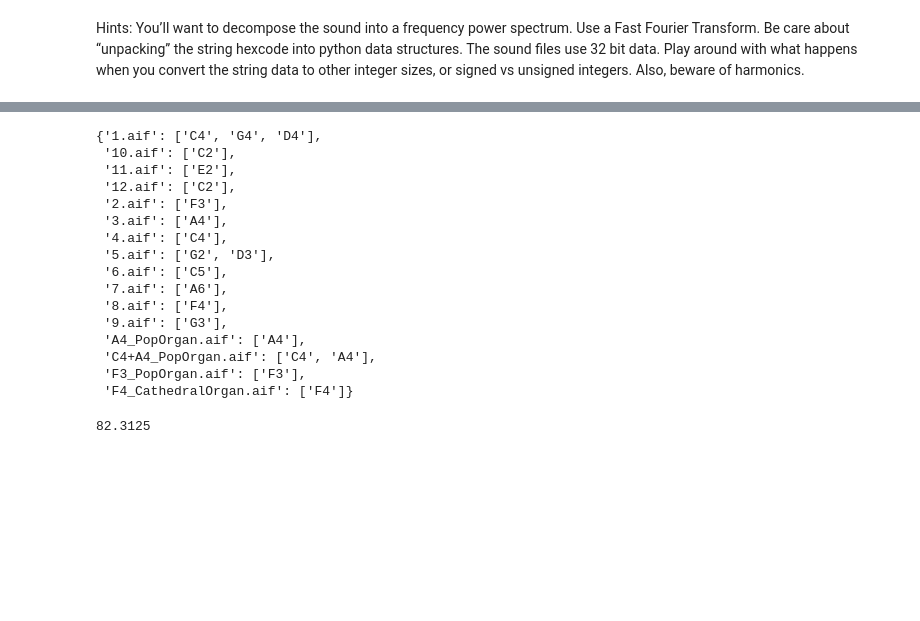
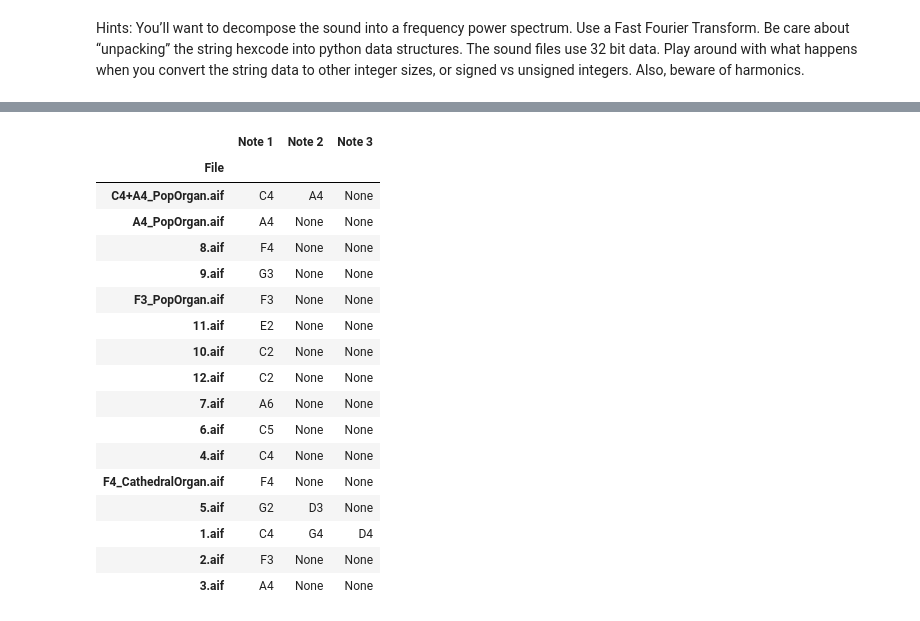
Before and after one commit to cwfink/Fink_ay250_homework, a Jupyter notebook: hw_3/homework_3.ipynb, the cells around one changed output, grey strips where cells are left out. Drawn from its saved outputs; the diff is of its cells as text; code cells hidden in the pictures; blank space fills up the shorter version.

```diff
--- a/hw_3/homework_3.ipynb
+++ b/hw_3/homework_3.ipynb
@@ -380,23 +401,28 @@ for file in listdir(path):
 
 
 
-
+#create frequencies, since all files have the same sample rate, we can use the same frequencies for all files
 N = len(data_files['1.aif'][1])
 freqs = fft.rfftfreq(N, d = 1/data_files['1.aif'][0])
-
-index_keep = np.where(freqs >= 0 ) #Trim off values below the lowest musical note
-
-
-#print(index_keep)
-
-note_list = list()
-half_steps = convert_to_half_steps(freqs[index_keep]) #convert frequencies to midi number
 
 # Now create a dictionary for the power spectra
 
 power_spectra = {}
 for key in data_files.keys():
 
-    power_spec = np.abs(fft.rfft(data_files[key][1][index_keep]))**2
-    #cut_off = np.ones(len(half_steps))*.5*np.max(power_spec)
+    power_spec = np.abs(fft.rfft(data_files[key][1]))**2
     power_spectra[key] = power_spec
+
+# find note names for each file
+results = {}
+for key in power_spectra.keys():
+
+    result = find_notes(freqs, power_spectra[key])
+    results[key] = result
+
+
+results = {}
+for key in power_spectra.keys():
+
+    result = find_notes(freqs, power_spectra[key])
+    results[key] = result
@@ -431,24 +429,26 @@ print(results)
-# %%
-import pprint
-pprint.pprint(results)
-# %% [output]
-{'1.aif': ['C4', 'G4', 'D4'],
- '10.aif': ['C2'],
- '11.aif': ['E2'],
- '12.aif': ['C2'],
- '2.aif': ['F3'],
- '3.aif': ['A4'],
- '4.aif': ['C4'],
- '5.aif': ['G2', 'D3'],
- '6.aif': ['C5'],
- '7.aif': ['A6'],
- '8.aif': ['F4'],
- '9.aif': ['G3'],
- 'A4_PopOrgan.aif': ['A4'],
- 'C4+A4_PopOrgan.aif': ['C4', 'A4'],
- 'F3_PopOrgan.aif': ['F3'],
- 'F4_CathedralOrgan.aif': ['F4']}
-# %%
-np.min([  82.3125,   82.375 ,   82.375 ,   82.4375 , 246.875 ])
-# %% [output]
-82.3125
+# %%
+# Put into pandas dataframe to show the results in a nice way
+
+df = pd.DataFrame.from_dict(results, orient='index')
+df.columns = ['Note 1','Note 2','Note 3']
+df.index.names = ['File']
+df
+# %% [output]
+|  | Note 1 | Note 2 | Note 3 |
+| File |  |  |  |
+| C4+A4_PopOrgan.aif | C4 | A4 | None |
+| A4_PopOrgan.aif | A4 | None | None |
+| 8.aif | F4 | None | None |
+| 9.aif | G3 | None | None |
+| F3_PopOrgan.aif | F3 | None | None |
+| 11.aif | E2 | None | None |
+| 10.aif | C2 | None | None |
+| 12.aif | C2 | None | None |
+| 7.aif | A6 | None | None |
+| 6.aif | C5 | None | None |
+| 4.aif | C4 | None | None |
+| F4_CathedralOrgan.aif | F4 | None | None |
+| 5.aif | G2 | D3 | None |
+| 1.aif | C4 | G4 | D4 |
+| 2.aif | F3 | None | None |
+| 3.aif | A4 | None | None |
```
Also changed, not shown: parts of 12 cells of this notebook.
